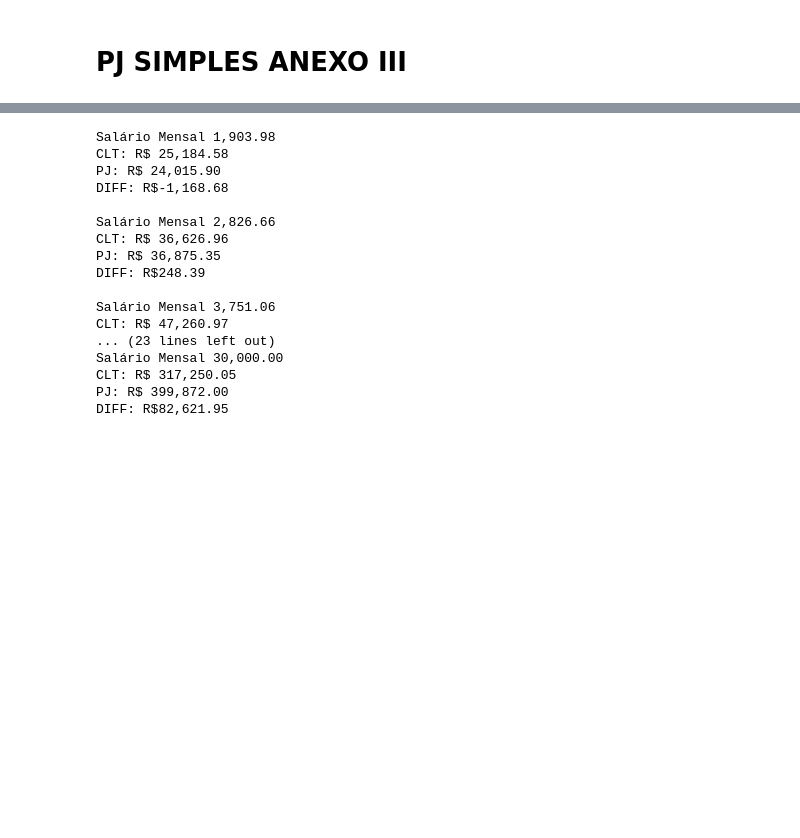
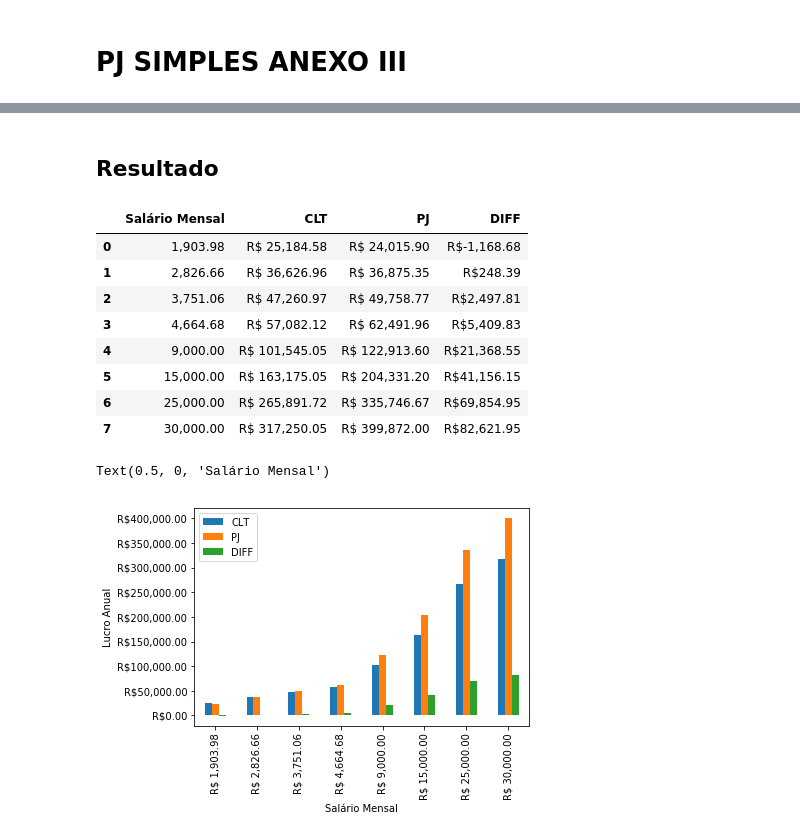
Before and after one commit to renzon/clt-vs-pj, a Jupyter notebook: clt_vs_pj.ipynb, the cells around one changed output, grey strips where cells are left out. Saved outputs shown, nothing was run; the diff lists cells and outputs as text; code cells hidden in the pictures; blank space fills up the shorter version.

```diff
--- a/clt_vs_pj.ipynb
+++ b/clt_vs_pj.ipynb
@@ -163,0 +186,4 @@ for salario in salario_mensal_bruto:
+# %%
+result = [map(lambda v: f'{v:<15,.2f}', resumo_empregado(salario)) for salario in salario_mensal_bruto]
+df = pd.DataFrame(result, columns=["Salário Mensal", "Salário Mensal Líquido","Salário Anual Líquido","Salário Liquido +FGTS", "Salário Bruto Anual", "Imposto Descontado", "FGTS"])
+display(df)
@@ -201,6 +249,3 @@ def custos_simples_anexo_iii(faturamento_anual, contador=89, prolabore=1_100) ->
 def resumo_pj(faturamento):
     custo_anual = custos_simples_anexo_iii(faturamento)
     return faturamento / 12, (faturamento - custo_anual) / 12, faturamento - custo_anual, faturamento
-# %%
-for faturamento in faturamento_bruto:
-    print(*map(lambda v: f'{v:<15,.2f}', resumo_pj(faturamento)), sep=' - ')
@@ -216,27 +265,47 @@ for faturamento in faturamento_bruto:
+# %% [markdown]
+## Resultado
 # %%
+data = []
 for salario, faturamento in zip(salario_mensal_bruto, faturamento_bruto):
-    print(f'Salário Mensal {salario:,.2f}')
+    result = []
+    result.append(f'{salario:,.2f}')
     clt = resumo_empregado(salario)[2]
-    print(f'CLT: R$ {clt :<15,.2f}', sep='')
+    result.append(f'R$ {clt :<15,.2f}')
     pj = resumo_pj(faturamento)[2]
-    print(f'PJ: R$ {pj :<15,.2f}')
-    print(f'DIFF: R${pj - clt :<15,.2f}')
-    print()
+    result.append(f'R$ {pj :<15,.2f}')
+    result.append(f'R${pj - clt :<15,.2f}')
+    data.append(result)
+df = pd.DataFrame(data, columns=["Salário Mensal", "CLT", "PJ", "DIFF"])
+display(df)
 # %% [output]
-Salário Mensal 1,903.98
-CLT: R$ 25,184.58
-PJ: R$ 24,015.90
-DIFF: R$-1,168.68
-
-Salário Mensal 2,826.66
-CLT: R$ 36,626.96
-PJ: R$ 36,875.35
-DIFF: R$248.39
-
-Salário Mensal 3,751.06
-CLT: R$ 47,260.97
-... (23 lines left out)
-Salário Mensal 30,000.00
-CLT: R$ 317,250.05
-PJ: R$ 399,872.00
-DIFF: R$82,621.95
+|  | Salário Mensal | CLT | PJ | DIFF |
+| 0 | 1,903.98 | R$ 25,184.58 | R$ 24,015.90 | R$-1,168.68 |
+| 1 | 2,826.66 | R$ 36,626.96 | R$ 36,875.35 | R$248.39 |
+| 2 | 3,751.06 | R$ 47,260.97 | R$ 49,758.77 | R$2,497.81 |
+| 3 | 4,664.68 | R$ 57,082.12 | R$ 62,491.96 | R$5,409.83 |
+| 4 | 9,000.00 | R$ 101,545.05 | R$ 122,913.60 | R$21,368.55 |
+| 5 | 15,000.00 | R$ 163,175.05 | R$ 204,331.20 | R$41,156.15 |
+| 6 | 25,000.00 | R$ 265,891.72 | R$ 335,746.67 | R$69,854.95 |
+| 7 | 30,000.00 | R$ 317,250.05 | R$ 399,872.00 | R$82,621.95 |
+# %%
+data = []
+index = []
+for salario, faturamento in zip(salario_mensal_bruto, faturamento_bruto):
+    result = []
+    index.append(f'R$ {salario:,.2f}')
+    clt = resumo_empregado(salario)[2]
+    result.append(clt)
+    pj = resumo_pj(faturamento)[2]
+    result.append(pj)
+    result.append(pj - clt)
+    data.append(result)
+df = pd.DataFrame(data, columns=[ "CLT", "PJ", "DIFF"], index=index)
+# %%
+ax = df.plot.bar(figsize=(9.));
+vals = ax.get_yticks();
+ax.set_yticklabels([f'R${x:,.2f}' for x in vals]);
+ax.set_ylabel("Lucro Anual")
+ax.set_xlabel("Salário Mensal")
+# %% [output]
+Text(0.5, 0, 'Salário Mensal')
+[figure, added]
```
Also changed, not shown: parts of 20 cells of this notebook, 2 other files.
